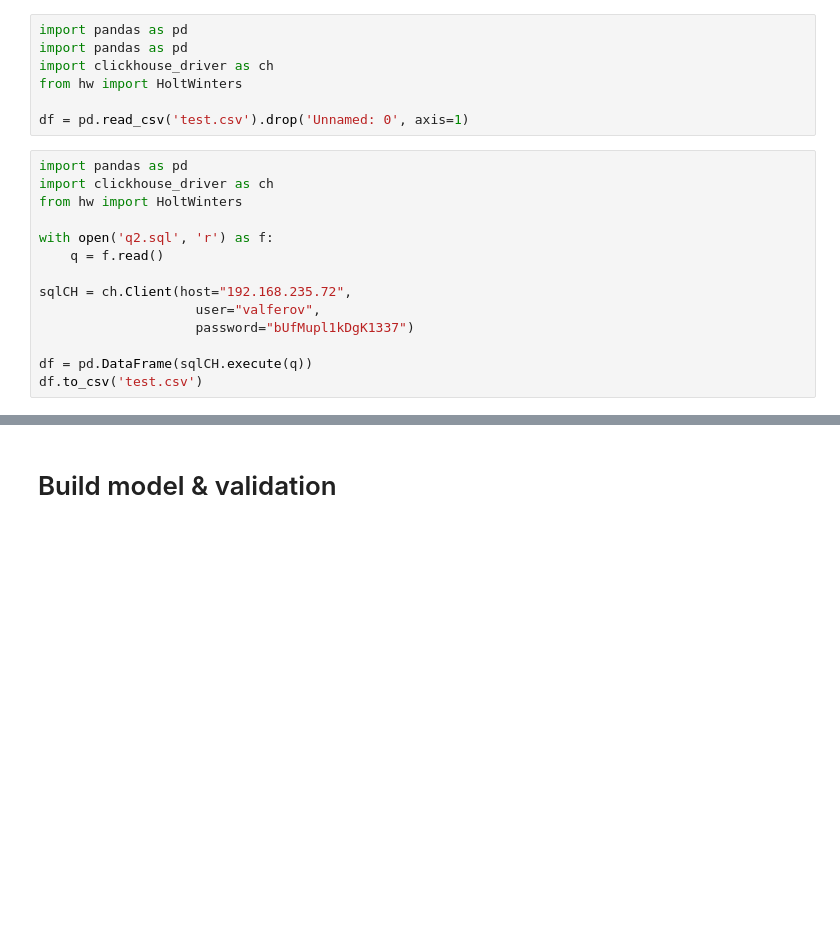
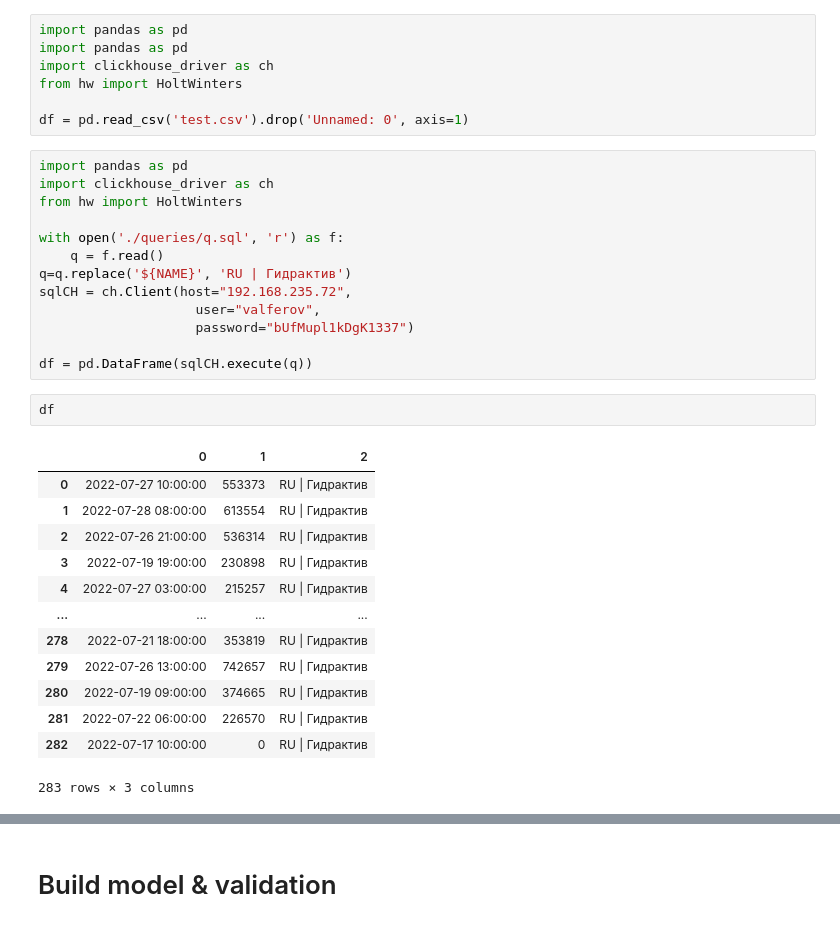
Before and after one commit to minitower/calculatorShows, a Jupyter notebook: shell2.ipynb, the cells around one changed output, grey strips where cells are left out. Drawn from its saved outputs; the diff is of its cells as text; blank space fills up the shorter version.

```diff
--- a/shell2.ipynb
+++ b/shell2.ipynb
@@ -10,13 +10,28 @@ import pandas as pd
 import clickhouse_driver as ch
 from hw import HoltWinters
 
-with open('q2.sql', 'r') as f:
+with open('./queries/q.sql', 'r') as f:
     q = f.read()
-
+q=q.replace('${NAME}', 'RU | Гидрактив')
 sqlCH = ch.Client(host="192.168.235.72",
                     user="valferov",
                     password="bUfMupl1kDgK1337")
 
 df = pd.DataFrame(sqlCH.execute(q))
-df.to_csv('test.csv')
+# %%
+df
+# %% [output]
+|  | 0 | 1 | 2 |
+| 0 | 2022-07-27 10:00:00 | 553373 | RU | Гидрактив |
+| 1 | 2022-07-28 08:00:00 | 613554 | RU | Гидрактив |
+| 2 | 2022-07-26 21:00:00 | 536314 | RU | Гидрактив |
+| 3 | 2022-07-19 19:00:00 | 230898 | RU | Гидрактив |
+| 4 | 2022-07-27 03:00:00 | 215257 | RU | Гидрактив |
+| ... | ... | ... | ... |
+| 278 | 2022-07-21 18:00:00 | 353819 | RU | Гидрактив |
+| 279 | 2022-07-26 13:00:00 | 742657 | RU | Гидрактив |
+| 280 | 2022-07-19 09:00:00 | 374665 | RU | Гидрактив |
+| 281 | 2022-07-22 06:00:00 | 226570 | RU | Гидрактив |
+| 282 | 2022-07-17 10:00:00 | 0 | RU | Гидрактив |
+283 rows × 3 columns
 # %%
```
Also changed, not shown: parts of 6 cells of this notebook, 17 other files.
